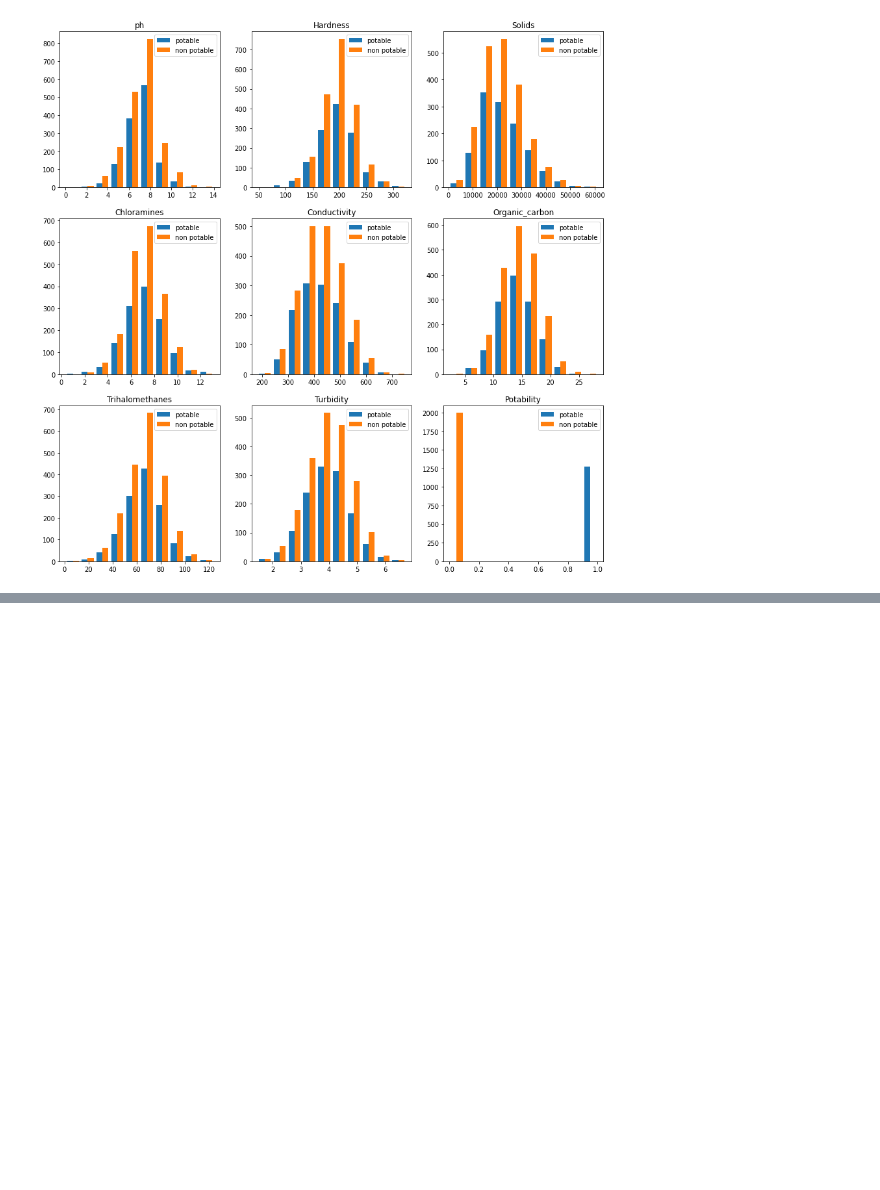
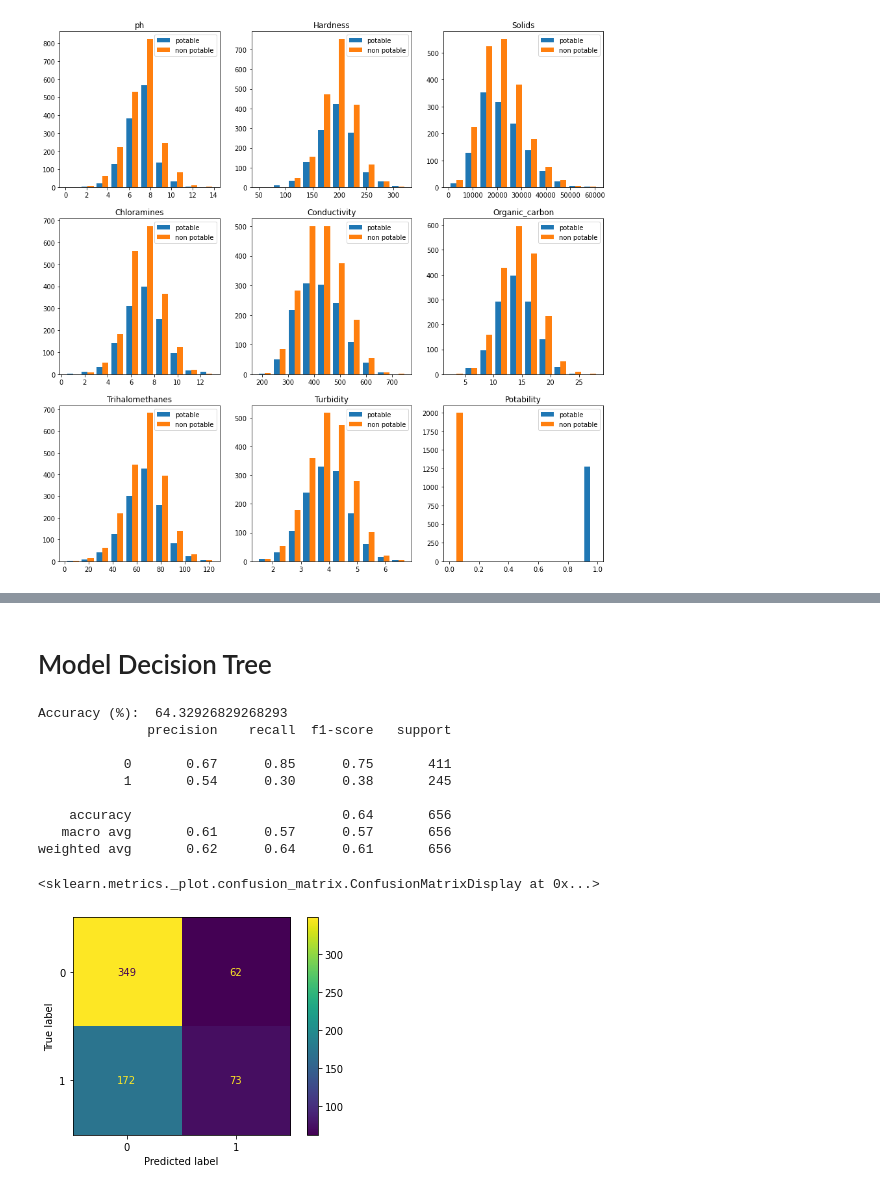
Before and after one commit to sebastien-salien/DATA_exoplanete, a Jupyter notebook: WaterQuality.ipynb, the cells around one changed output, grey strips where cells are left out. Cells and saved outputs as stored; diff of their text form; code cells hidden in the pictures; blank space fills up the shorter version.

```diff
--- a/WaterQuality.ipynb
+++ b/WaterQuality.ipynb
@@ -244,0 +239,26 @@ print(classification_report(y_test,y_pred))
+# %% [markdown]
+# Model Decision Tree
+# %%
+from sklearn.ensemble import RandomForestClassifier
+
+rfc = RandomForestClassifier()
+rfc.fit(X_train, y_train)
+y_pred = rfc.predict(X_test)
+accuracy = accuracy_score(y_test,y_pred)
+cm = confusion_matrix(y_test, y_pred)
+
+print('Accuracy (%): ', accuracy * 100)
+print(classification_report(y_test,y_pred))
+plot_confusion_matrix(rfc, X_test, y_test)
+# %% [output]
+Accuracy (%):  64.32926829268293
+              precision    recall  f1-score   support
+
+           0       0.67      0.85      0.75       411
+           1       0.54      0.30      0.38       245
+
+    accuracy                           0.64       656
+   macro avg       0.61      0.57      0.57       656
+weighted avg       0.62      0.64      0.61       656
+<sklearn.metrics._plot.confusion_matrix.ConfusionMatrixDisplay at 0x...>
+[figure, added]
```
Also changed, not shown: parts of 10 cells of this notebook.
